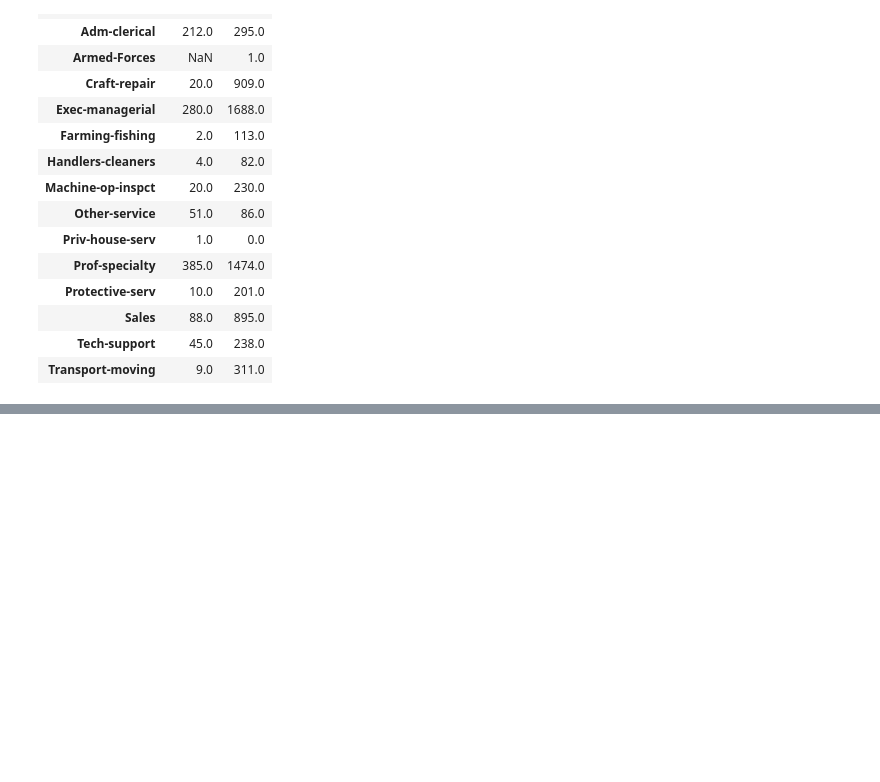
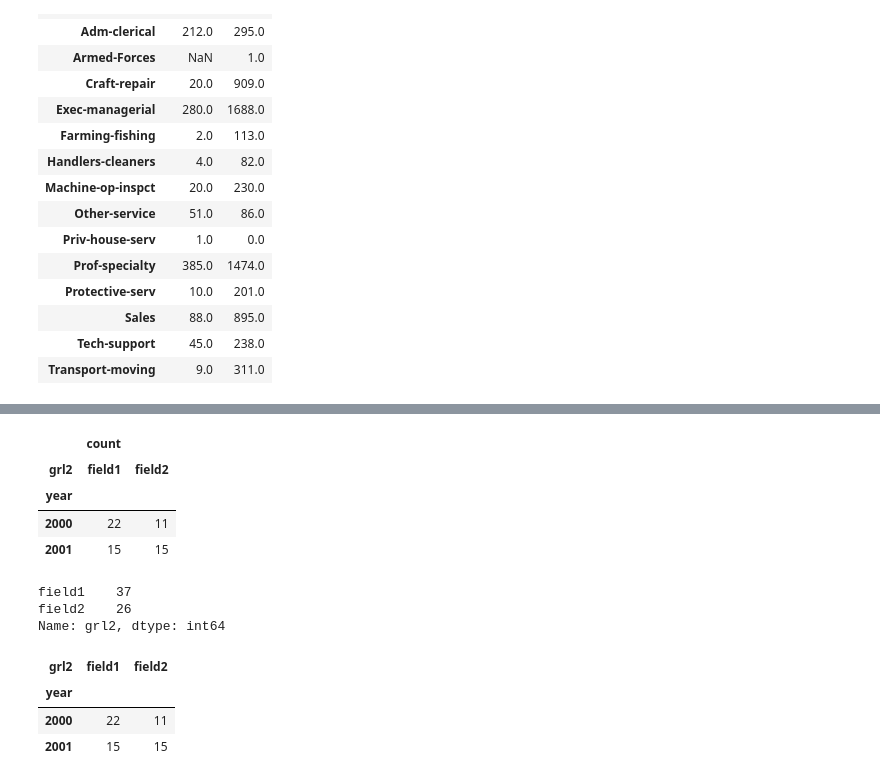
Before and after one commit to atzzom/datasc, a Jupyter notebook: grouping.ipynb, the cells around one changed output, grey strips where cells are left out. Saved outputs shown, nothing was run; the diff lists cells and outputs as text; code cells hidden in the pictures; blank space fills up the shorter version.

```diff
--- a/grouping.ipynb
+++ b/grouping.ipynb
@@ -182,0 +210,23 @@ pt2_copy.head(1)
+# %%
+pivot = grp.pivot_table(index=['year'], columns=['grl2'], values='grl3', aggfunc=['count'])
+pivot
+# %% [output]
+|  | count |  |
+| grl2 | field1 | field2 |
+| year |  |  |
+| 2000 | 22 | 11 |
+| 2001 | 15 | 15 |
+# %%
+grp['grl2'].value_counts()
+# %% [output]
+field1    37
+field2    26
+Name: grl2, dtype: int64
+# %%
+cross = pd.crosstab(index=grp.year, columns=grp.grl2)
+cross
+# %% [output]
+| grl2 | field1 | field2 |
+| year |  |  |
+| 2000 | 22 | 11 |
+| 2001 | 15 | 15 |
```
Also changed, not shown: parts of 6 cells of this notebook, 9 other files.
